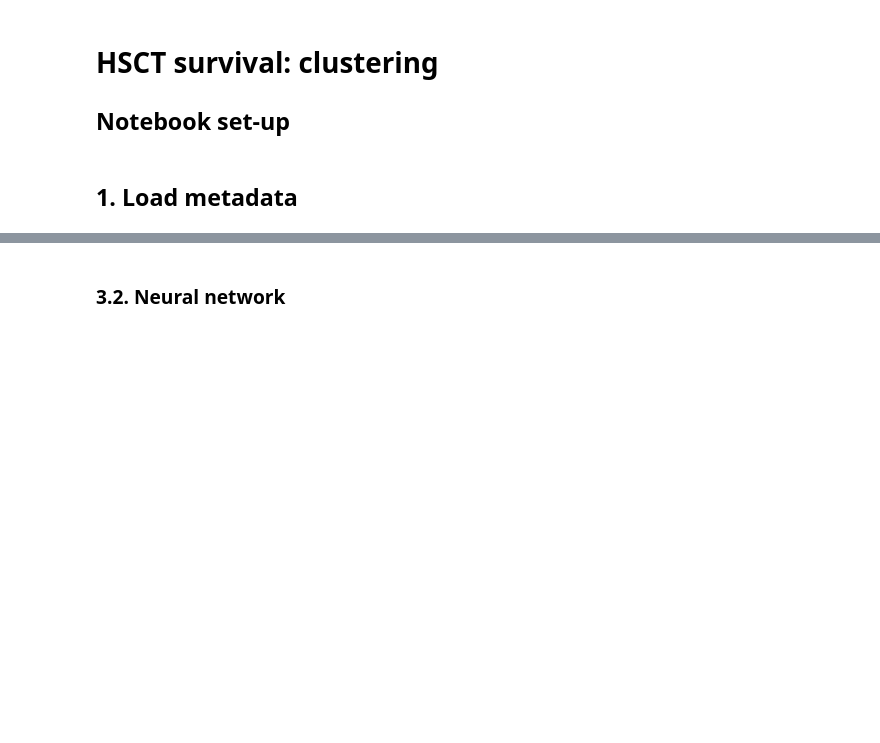
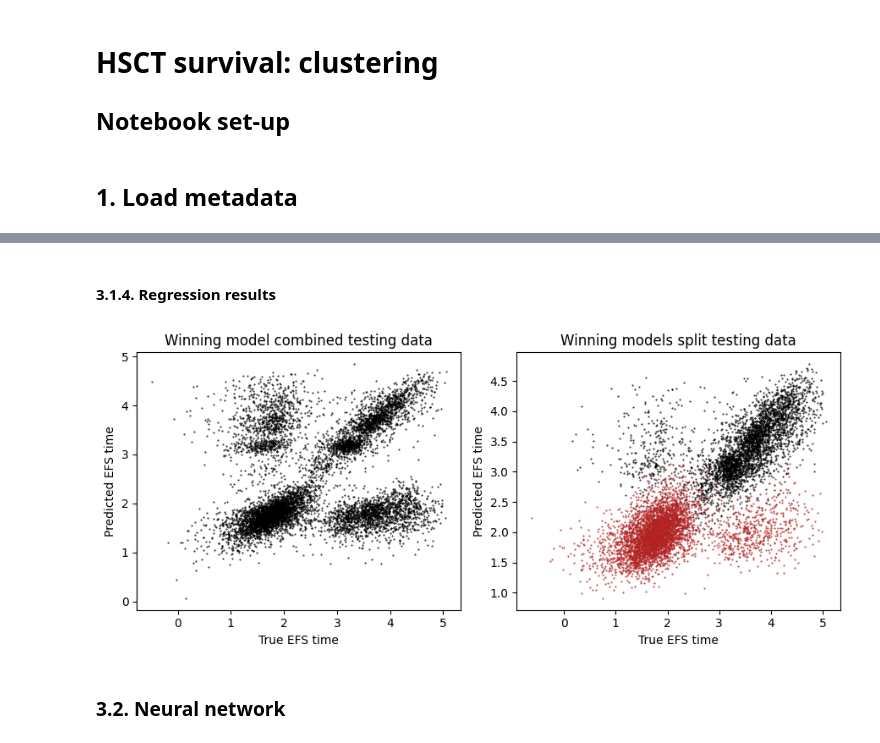
Before and after one commit to gperdrizet/HSCT_survival, a Jupyter notebook: notebooks/02.2-feature_engineering_clustering.ipynb, the cells around one changed output, grey strips where cells are left out. Saved outputs shown, nothing was run; the diff lists cells and outputs as text; code cells hidden in the pictures; blank space fills up the shorter version.

```diff
--- a/notebooks/02.2-feature_engineering_clustering.ipynb
+++ b/notebooks/02.2-feature_engineering_clustering.ipynb
@@ -196,3 +532,24 @@ Recall: 0.798
+# %% [markdown]
+#### 3.1.4. Regression results
+# %%
+fig, axs=plt.subplots(1,2, figsize=(9,4))
+axs=axs.flatten()
+
+axs[0].set_title(f'Winning model combined testing data')
+axs[0].scatter(labels['Combined'], predictions['Combined'], color='black', s=0.2)
+axs[0].set_xlabel('True EFS time')
+axs[0].set_ylabel('Predicted EFS time')
+
+axs[1].set_title(f'Winning models split testing data')
+axs[1].scatter(labels['Predicted EFS 0'], predictions['Predicted EFS 0'], s=0.2, color='black')
+axs[1].scatter(labels['Predicted EFS 1'], predictions['Predicted EFS 1'], s=0.2, color='firebrick')
+axs[1].set_xlabel('True EFS time')
+axs[1].set_ylabel('Predicted EFS time')
+
+fig.tight_layout()
+fig.show()
+# %% [output]
+[figure, added]
 # %% [markdown]
 ### 3.2. Neural network
 # %%
```
Also changed, not shown: parts of 20 cells of this notebook.
